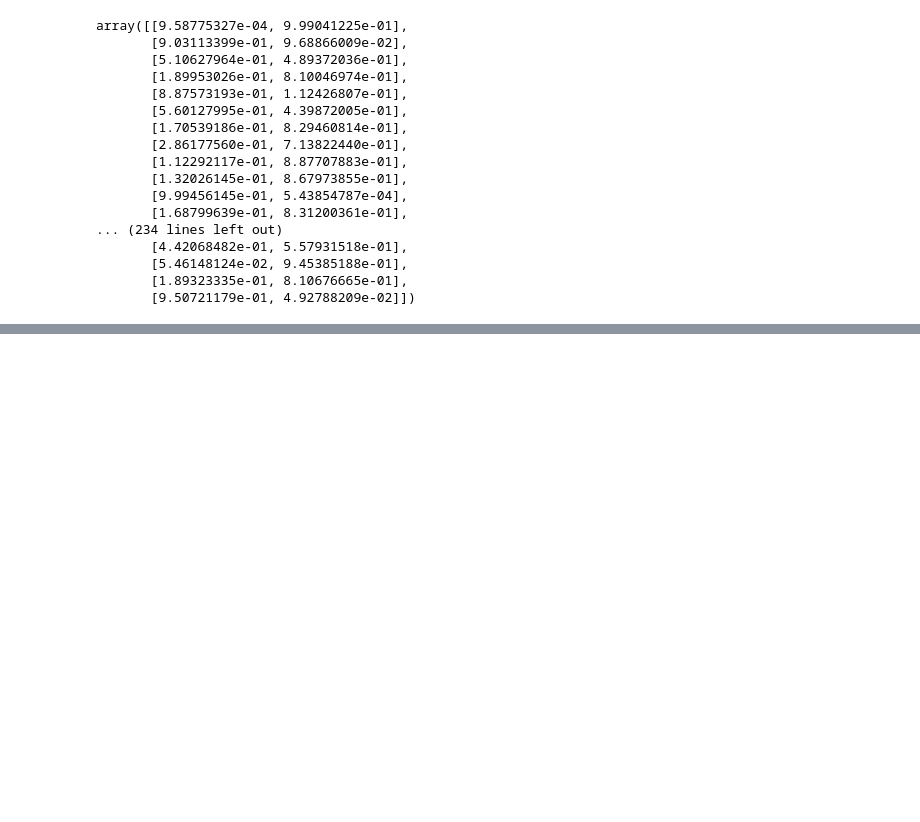
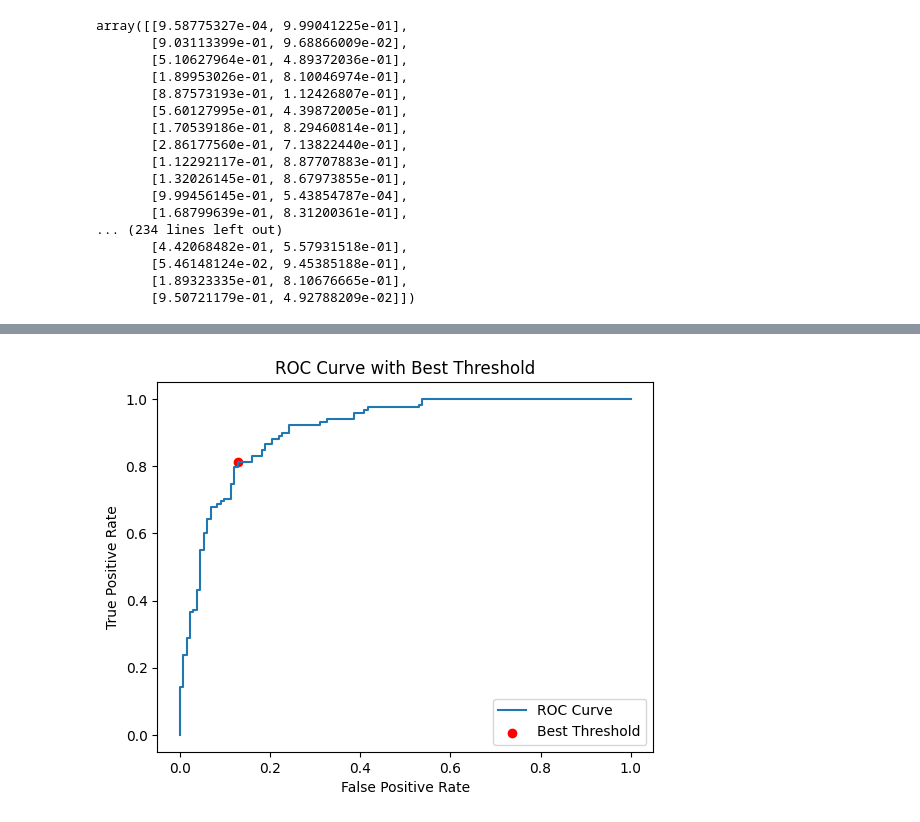
Before and after one commit to realyashsehgal/courseee, a Jupyter notebook: machine learning practical/Logistic regresion/logistic regression(MINE).ipynb, the cells around one changed output, grey strips where cells are left out. Cells and saved outputs as stored; diff of their text form; code cells hidden in the pictures; blank space fills up the shorter version.

```diff
--- a/machine learning practical/Logistic regresion/logistic regression(MINE).ipynb
+++ b/machine learning practical/Logistic regresion/logistic regression(MINE).ipynb
@@ -440,0 +494,12 @@ array([[9.58775327e-04, 9.99041225e-01],
+# %%
+import numpy as np
+
+# Calculate Youden's J statistic
+youden_j = model_tpr - model_fpr
+
+# Find the index of the max J
+optimal_idx = np.argmax(youden_j)
+
+# Find the best threshold
+optimal_threshold = threshholds[optimal_idx]
+print("Best Threshold =", optimal_threshold)
@@ -440,0 +524,12 @@ array([[9.58775327e-04, 9.99041225e-01],
+# %%
+import matplotlib.pyplot as plt
+
+plt.plot(model_fpr, model_tpr, label="ROC Curve")
+plt.scatter(model_fpr[optimal_idx], model_tpr[optimal_idx], color='red', label="Best Threshold")
+plt.xlabel("False Positive Rate")
+plt.ylabel("True Positive Rate")
+plt.title("ROC Curve with Best Threshold")
+plt.legend()
+plt.show()
+# %% [output]
+[figure, added]
```
Also changed, not shown: parts of 13 cells of this notebook.
